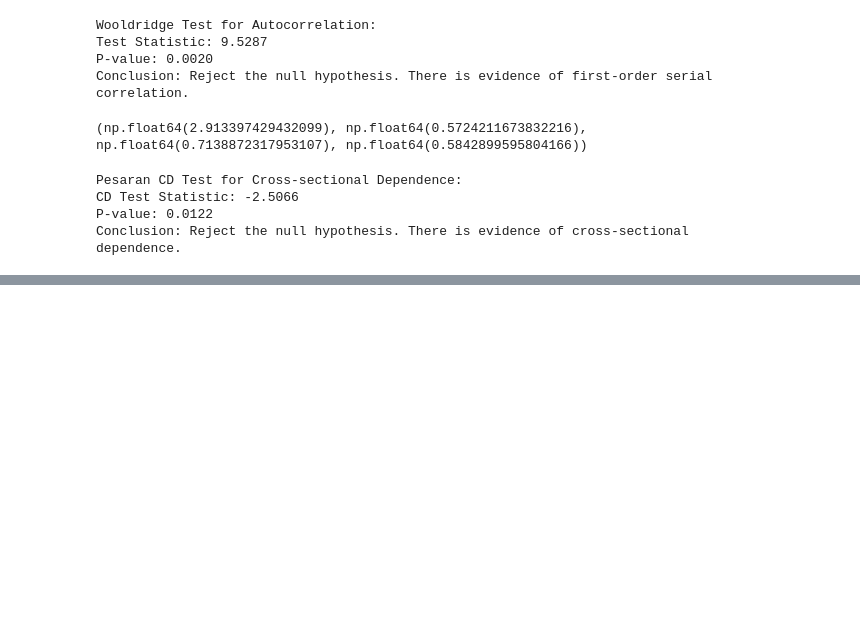
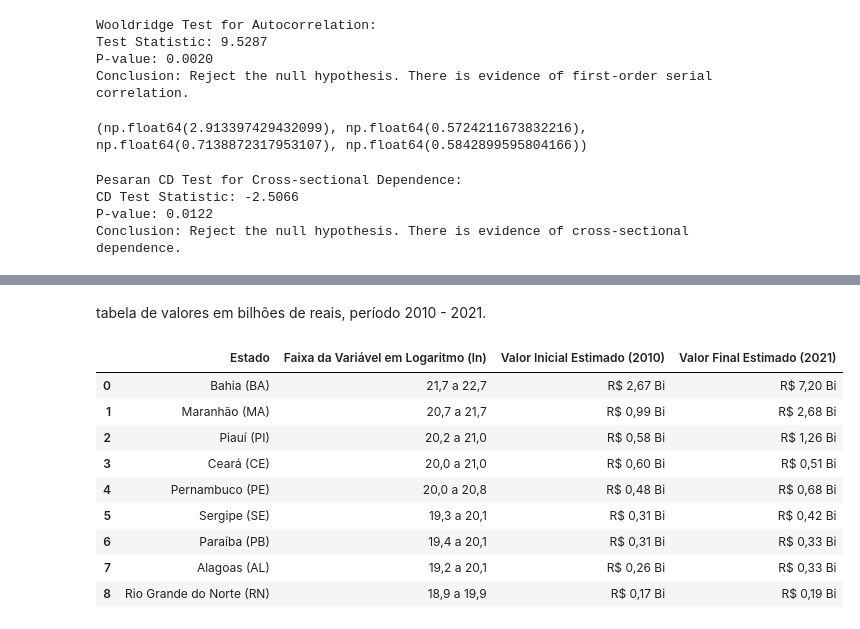
Before and after one commit to brunoartu07-creator/dados-, a Jupyter notebook: regressao_agro.ipynb, the cells around one changed output, grey strips where cells are left out. Saved outputs shown, nothing was run; the diff lists cells and outputs as text; code cells hidden in the pictures; blank space fills up the shorter version.

```diff
--- a/regressao_agro.ipynb
+++ b/regressao_agro.ipynb
@@ -403,0 +470,19 @@ cluster_entity=True
+# %% [markdown]
+tabela de valores em bilhões de reais, período 2010 - 2021.
+# %%
+# para visualizar é preciso exportar a tabela apêndice B
+# a tabela já está tratada, e^(variação), ou seja, 2,71828^21,7 = 2,67 Bi.
+import pandas as pd
+df = pd.read_excel('Apêndice B.xlsx')
+df
+# %% [output]
+|  | Estado | Faixa da Variável em Logaritmo (ln) | Valor Inicial Estimado (2010) | Valor Final Estimado (2021) |
+| 0 | Bahia (BA) | 21,7 a 22,7 | R$ 2,67 Bi | R$ 7,20 Bi |
+| 1 | Maranhão (MA) | 20,7 a 21,7 | R$ 0,99 Bi | R$ 2,68 Bi |
+| 2 | Piauí (PI) | 20,2 a 21,0 | R$ 0,58 Bi | R$ 1,26 Bi |
+| 3 | Ceará (CE) | 20,0 a 21,0 | R$ 0,60 Bi | R$ 0,51 Bi |
+| 4 | Pernambuco (PE) | 20,0 a 20,8 | R$ 0,48 Bi | R$ 0,68 Bi |
+| 5 | Sergipe (SE) | 19,3 a 20,1 | R$ 0,31 Bi | R$ 0,42 Bi |
+| 6 | Paraíba (PB) | 19,4 a 20,1 | R$ 0,31 Bi | R$ 0,33 Bi |
+| 7 | Alagoas (AL) | 19,2 a 20,1 | R$ 0,26 Bi | R$ 0,33 Bi |
+| 8 | Rio Grande do Norte (RN) | 18,9 a 19,9 | R$ 0,17 Bi | R$ 0,19 Bi |
```
Also changed, not shown: parts of 6 cells of this notebook.
